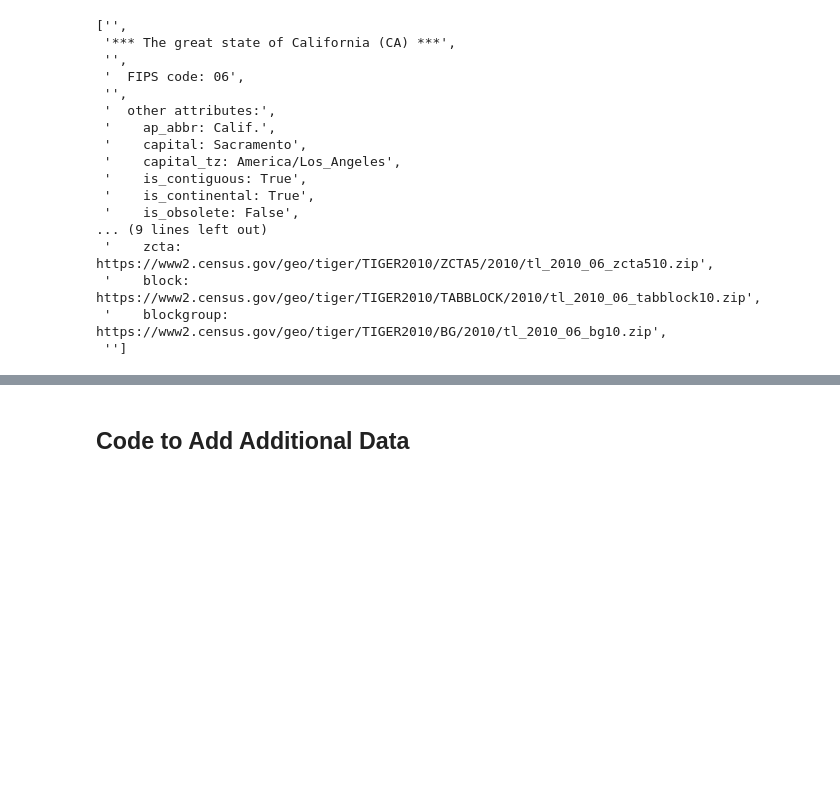
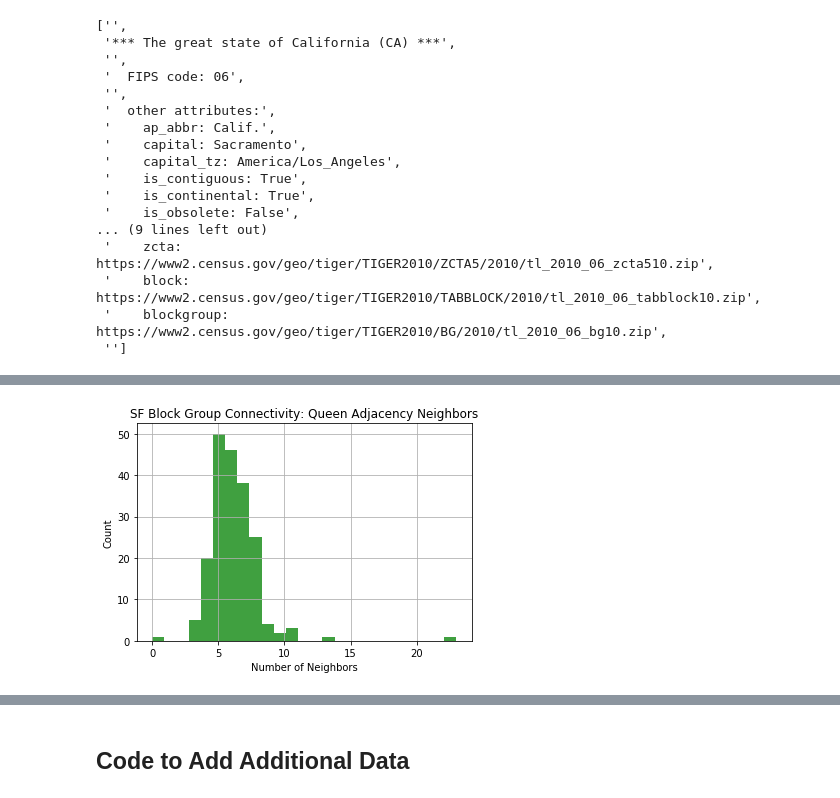
Before and after one commit to zhiwei-kou/sf-crime, a Jupyter notebook: code/python_modeling/0_Load_Spatial_Data_and_create_with_R.ipynb, the cells around one changed output, grey strips where cells are left out. Cells and saved outputs as stored; diff of their text form; code cells hidden in the pictures; blank space fills up the shorter version.

```diff
--- a/code/python_modeling/0_Load_Spatial_Data_and_create_with_R.ipynb
+++ b/code/python_modeling/0_Load_Spatial_Data_and_create_with_R.ipynb
@@ -107,0 +127,9 @@ plt.show()
+# %%
+n, bins, patches = plt.hist(qW.cardinalities.values(), 25, facecolor='green', alpha=0.75)
+
+plt.xlabel('Number of Neighbors')
+plt.ylabel('Count')
+plt.title('SF Block Group Connectivity: Queen Adjacency Neighbors')
+plt.grid(True)
+# %% [output]
+[figure, added]
```
Also changed, not shown: parts of 38 cells of this notebook, 5 other files.
